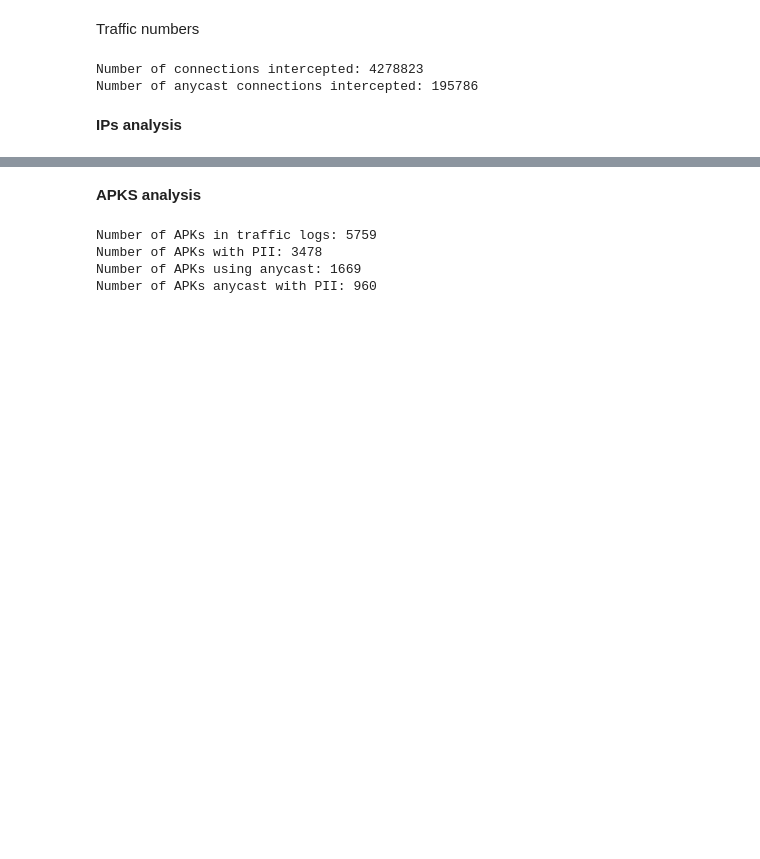
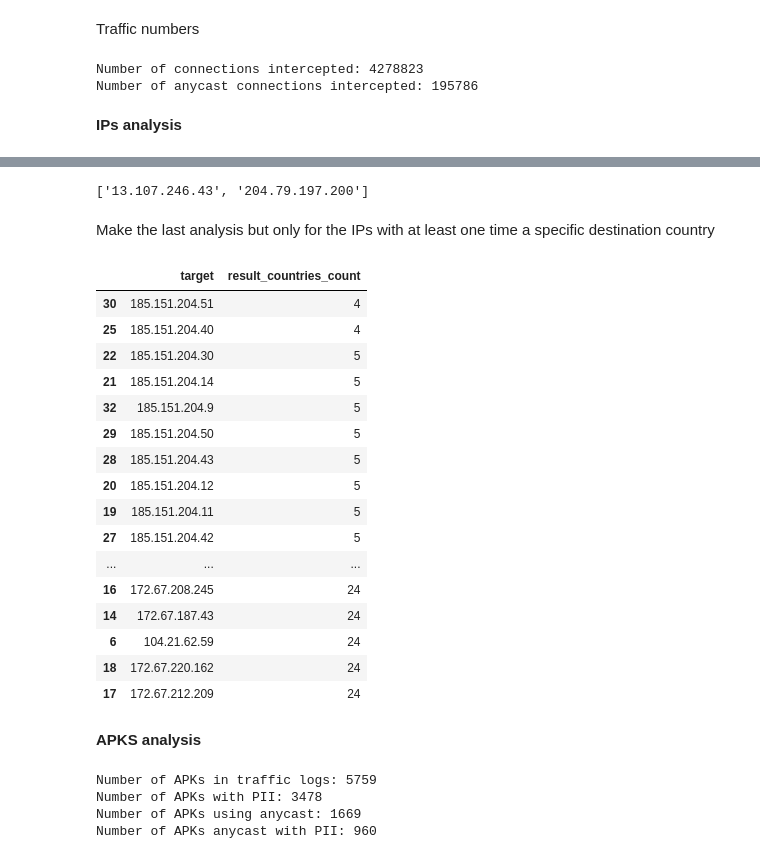
Before and after one commit to STRAST-UPM/hunter_experiment_anycast_europe, a Jupyter notebook: experiment_analysis.ipynb, the cells around one changed output, grey strips where cells are left out. Cells and saved outputs as stored; diff of their text form; code cells hidden in the pictures; blank space fills up the shorter version.

Commit message:
added ip count destinations analysis

```diff
--- a/experiment_analysis.ipynb
+++ b/experiment_analysis.ipynb
@@ -624,0 +628,9 @@ Number of IPs anycast with PII that make IT: 200
+# %%
+routes_frequency_non_suspicious_df = pd.read_csv(ROUTES_FREQUENCY_NON_SUSPICIOUS_FILENAME, sep=",")
+ip_destinations_count_df = routes_frequency_non_suspicious_df.loc[
+        routes_frequency_non_suspicious_df["result_country"] != "Indeterminate"
+    ].groupby(["target"], as_index=False)["result_country"].nunique().rename(columns={"result_country": "result_countries_count"})
+
+ip_destinations_count_df.sort_values(by="result_countries_count", ascending=True, inplace=True)
+
+ip_destinations_count_df
@@ -625,3 +651,47 @@ Number of IPs anycast with PII that make IT: 200
+# %%
+ip_one_destination_country_list = ip_destinations_count_df.loc[
+    ip_destinations_count_df["result_countries_count"] <= 1
+    ]["target"].unique().tolist()
+
+ip_one_destination_country_list
+# %% [output]
+['13.107.246.43', '204.79.197.200']
+# %% [markdown]
+Make the last analysis but only for the IPs with at least one time a specific destination country
+# %%
+result_country_to_filter = "US"
+
+ip_destinations_count_in_country_filter_df = routes_frequency_non_suspicious_df.loc[
+    (routes_frequency_non_suspicious_df["result_country"] != "Indeterminate") &
+    (routes_frequency_non_suspicious_df["target"].isin(
+        routes_frequency_non_suspicious_df.loc[
+            (routes_frequency_non_suspicious_df["result_country"] != "Indeterminate") &
+            (routes_frequency_non_suspicious_df["result_country"] == result_country_to_filter)
+        ]["target"].unique()
+    ))
+].groupby(["target"], as_index=False)["result_country"].nunique().rename(columns={"result_country": "result_countries_count"})
+
+ip_destinations_count_in_country_filter_df.sort_values(by="result_countries_count", ascending=True, inplace=True)
+
+ip_destinations_count_in_country_filter_df
+# %% [output]
+|  | target | result_countries_count |
+| 30 | 185.151.204.51 | 4 |
+| 25 | 185.151.204.40 | 4 |
+| 22 | 185.151.204.30 | 5 |
+| 21 | 185.151.204.14 | 5 |
+| 32 | 185.151.204.9 | 5 |
+| 29 | 185.151.204.50 | 5 |
+| 28 | 185.151.204.43 | 5 |
+| 20 | 185.151.204.12 | 5 |
+| 19 | 185.151.204.11 | 5 |
+| 27 | 185.151.204.42 | 5 |
+| ... | ... | ... |
+| 16 | 172.67.208.245 | 24 |
+| 14 | 172.67.187.43 | 24 |
+| 6 | 104.21.62.59 | 24 |
+| 18 | 172.67.220.162 | 24 |
+| 17 | 172.67.212.209 | 24 |
 # %% [markdown]
 **APKS analysis**
 # %%
```
Also changed, not shown: parts of 3 cells of this notebook.
